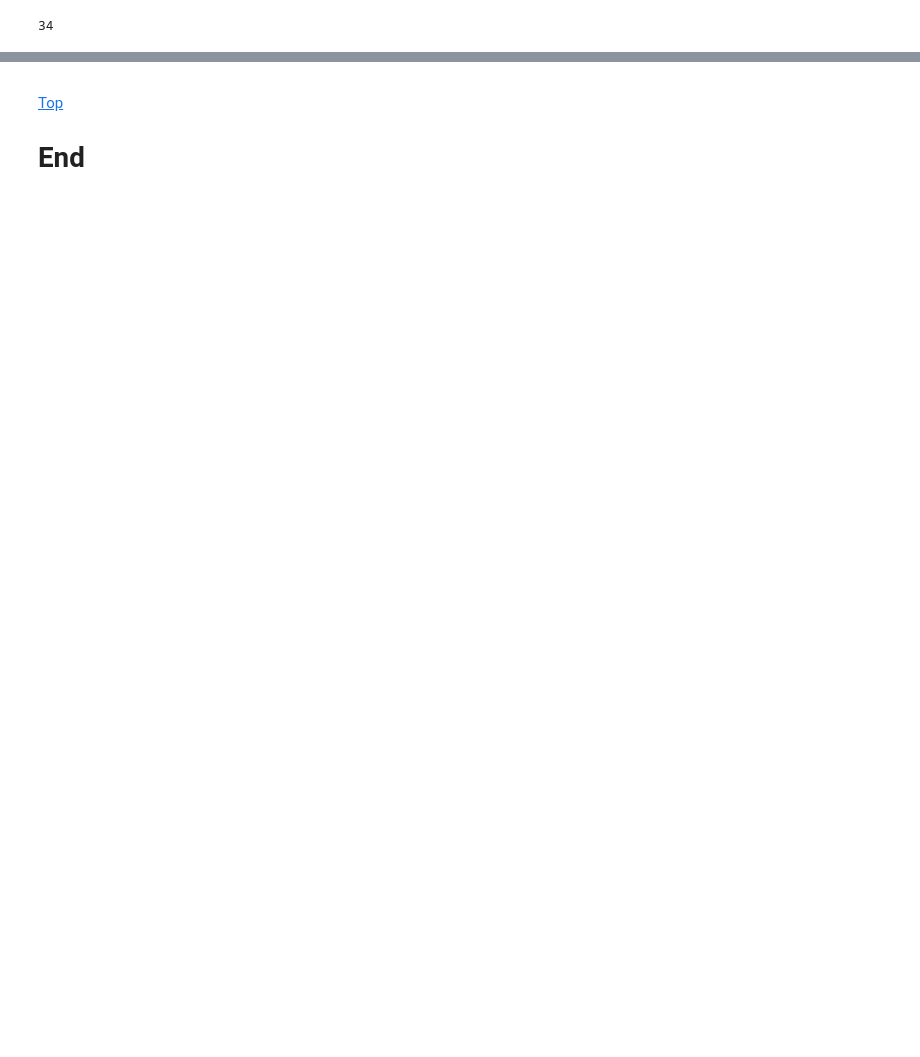
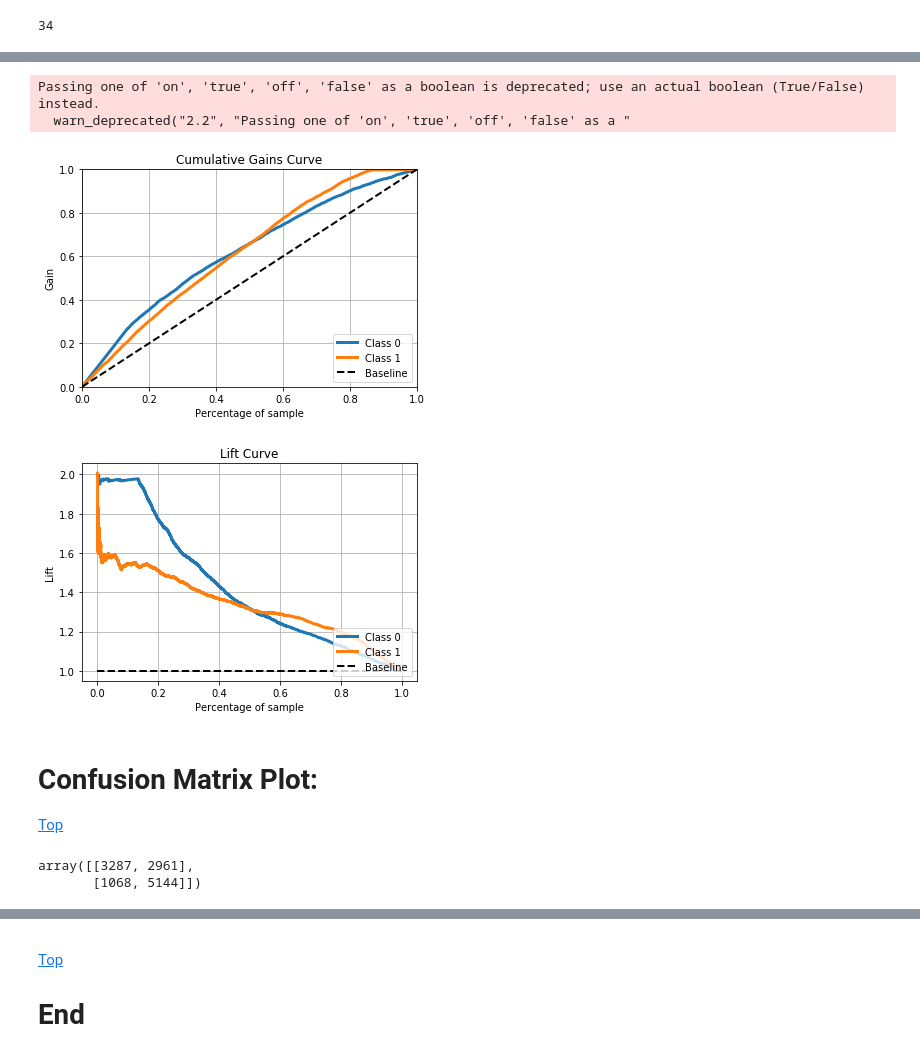
Before and after one commit to mark-me/relocation_indicator, a Jupyter notebook: modelling/decision_tree_yearly_2017_More1Employee.ipynb, the cells around one changed output, grey strips where cells are left out. Cells and saved outputs as stored; diff of their text form; code cells hidden in the pictures; blank space fills up the shorter version.

```diff
--- a/modelling/decision_tree_yearly_2017_More1Employee.ipynb
+++ b/modelling/decision_tree_yearly_2017_More1Employee.ipynb
@@ -1276,0 +1247,4 @@ feat_imp.to_csv("DT_features_2017_More1Employee.csv")
+# %%
+x_re_train, x_re_test, y_re_train, y_re_test = train_test_split(data_to_model[features_in_model],
+                                                                data_to_model.has_relocated_next_year,
+                                                    test_size=0.25, random_state=0)
@@ -1276,0 +1276,19 @@ feat_imp.to_csv("DT_features_2017_More1Employee.csv")
+# %%
+filename = 'models/DT_2017md10_mss15_msl3_mf10_balanced_more1employee.sav'
+model = pickle.load(open(filename, "rb"))
+# %%
+y_probs = model.predict_proba(x_re_test)
+# %%
+skplt.metrics.plot_cumulative_gain(y_re_test, y_probs)
+plt.show()
+skplt.metrics.plot_lift_curve(y_re_test, y_probs)
+plt.show()
+# %% [output]
+Passing one of 'on', 'true', 'off', 'false' as a boolean is deprecated; use an actual boolean (True/False) instead.
+  warn_deprecated("2.2", "Passing one of 'on', 'true', 'off', 'false' as a "
+[figure, added]
+[figure, added]
+# %% [markdown]
+<a id='confusionmatrixplot'></a>
+# Confusion Matrix Plot:
+<a href=#top>Top</a>
@@ -1276,0 +1329,7 @@ feat_imp.to_csv("DT_features_2017_More1Employee.csv")
+# %%
+y_re_pred= model.predict(x_re_test)
+cnf_matrix = metrics.confusion_matrix(y_re_test, y_re_pred)
+cnf_matrix
+# %% [output]
+array([[3287, 2961],
+       [1068, 5144]])
```
Also changed, not shown: parts of 17 cells of this notebook, 6 other files.
